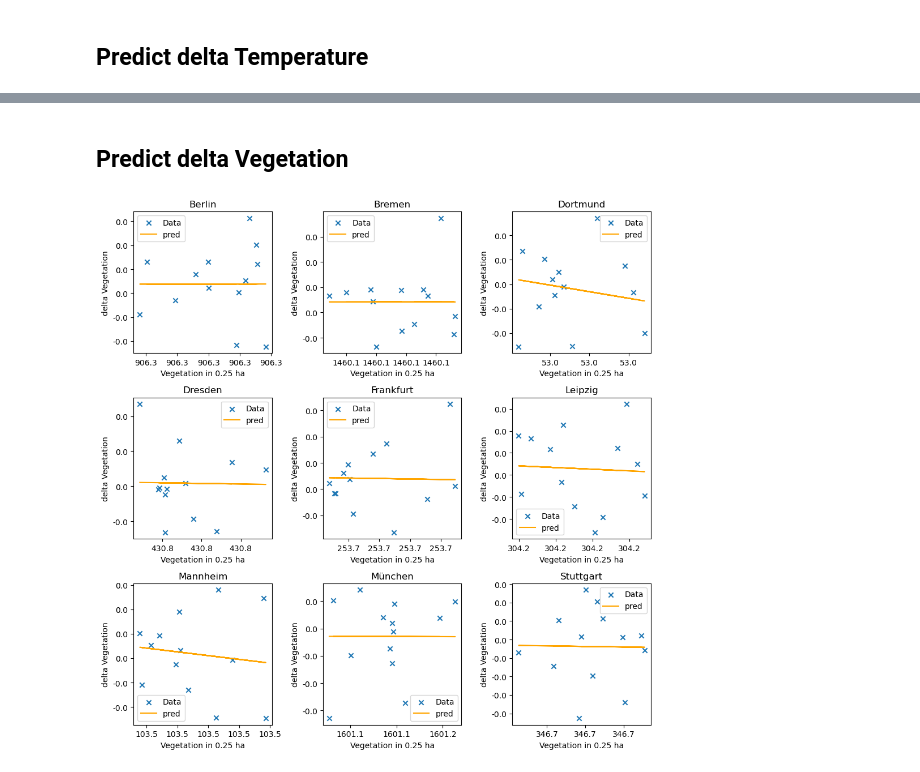
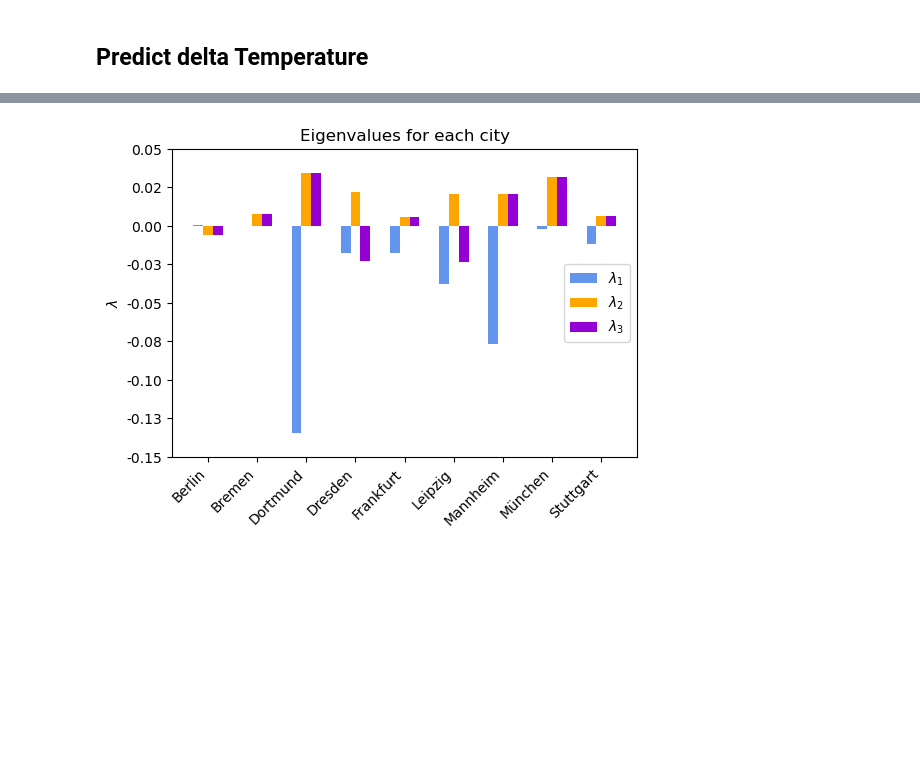
Before and after one commit to Max10-afk/comp_ecology, a Jupyter notebook: scripts/plotting.ipynb, the cells around one changed output, grey strips where cells are left out. Saved outputs shown, nothing was run; the diff lists cells and outputs as text; code cells hidden in the pictures; blank space fills up the shorter version.

```diff
--- a/scripts/plotting.ipynb
+++ b/scripts/plotting.ipynb
@@ -525,8 +512,18 @@ plt.tight_layout()
-# %% [markdown]
-## Predict delta Vegetation
-# %%
-plot_paras(res_df, ["V"], "true_dV_dt", res_paras, cur_f=pred_dV, fixed_vars=[], x_label="Vegetation in 0.25 ha", y_label="delta Vegetation",
-           n_col=3, n_row=3)
-plt.tight_layout()
-# %% [output]
-[figure, removed]
+# %%
+from matplotlib import ticker
+X_axis = np.arange(len(data_param["city"]))
+
+fig, axes = plt.subplots(figsize=(6,4))
+plt.bar(X_axis - 0.2,data_param["e_1"], 0.2, label = r'$\lambda_1$', color="cornflowerblue")
+plt.bar(X_axis,data_param["e_2"], 0.2, label = r'$\lambda_2$', color="orange")
+plt.bar(X_axis + 0.2, data_param["e_3"], 0.2, label = r'$\lambda_3$', color="darkviolet")
+plt.legend(loc="center right")
+plt.ylim(-0.15,0.05)
+plt.yscale("linear")
+axes.yaxis.set_major_formatter(ticker.FormatStrFormatter("%3.2f"))
+plt.ylabel(r"$\lambda$")
+plt.title("Eigenvalues for each city")
+plt.xticks(range(9),data_param["city"],rotation=45, ha='right');
+# fig.savefig("../../UHC/eigenvalues.svg",dpi=300);
+# %% [output]
+[figure, added]
```
Also changed, not shown: parts of 12 cells of this notebook, 2 other files.
